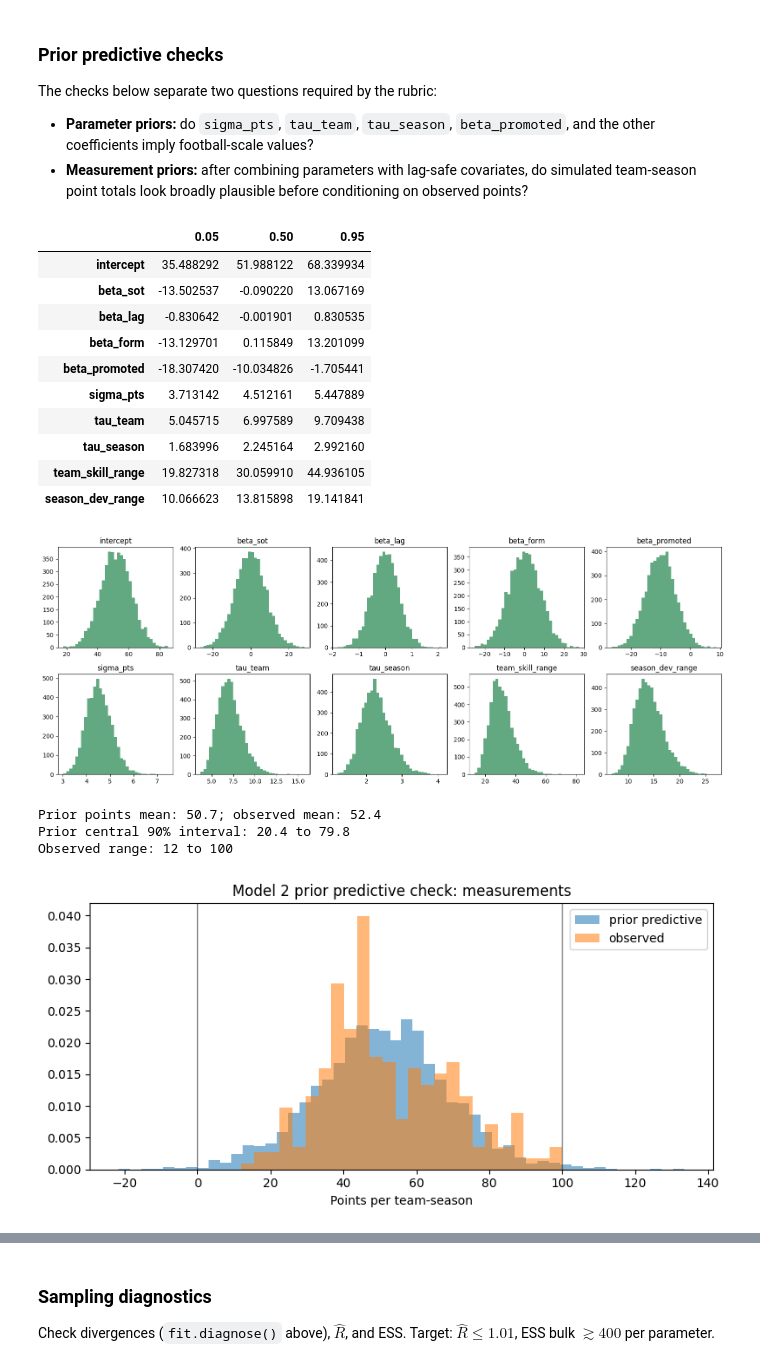
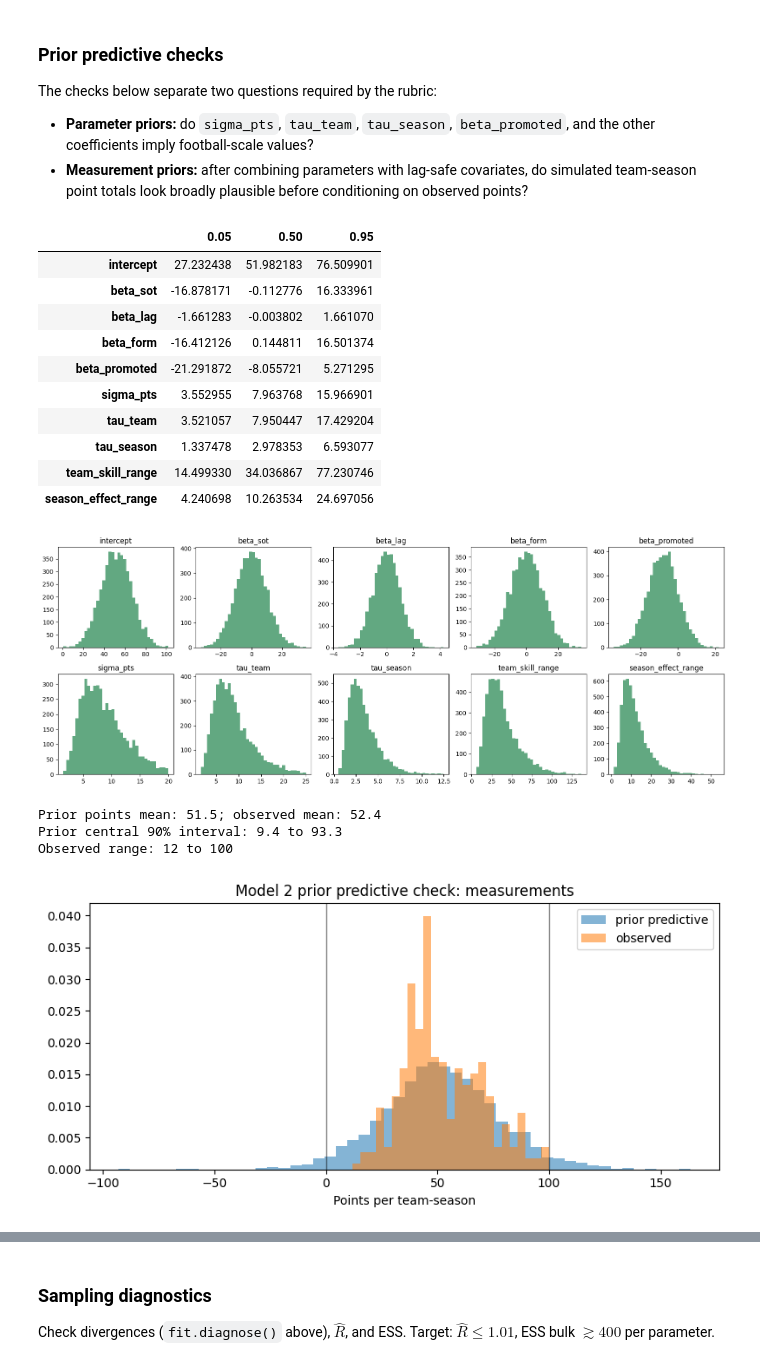
Before and after one commit to Geq0nek/DA_Project, a Jupyter notebook: 03_model2_hierarchical_team.ipynb, the cells around one changed output, grey strips where cells are left out. Drawn from its saved outputs; the diff is of its cells as text; code cells hidden in the pictures.

```diff
--- a/03_model2_hierarchical_team.ipynb
+++ b/03_model2_hierarchical_team.ipynb
@@ -129,23 +129,21 @@ def rtrunc_normal(mean, sd, lower=-np.inf, upper=np.inf, size=1):
             filled += take
     return out
 
-intercept_p = rng.normal(52, 10, n_prior)
-beta_sot_p = rng.normal(0, 8, n_prior)
-beta_lag_p = rng.normal(0, 0.5, n_prior)
-beta_form_p = rng.normal(0, 8, n_prior)
-beta_promoted_p = rng.normal(-10, 5, n_prior)
+intercept_p = rng.normal(52, 15, n_prior)
+beta_sot_p = rng.normal(0, 10, n_prior)
+beta_lag_p = rng.normal(0, 1, n_prior)
+beta_form_p = rng.normal(0, 10, n_prior)
+beta_promoted_p = rng.normal(-8, 8, n_prior)
 
-sigma_p = np.exp(rtrunc_normal(np.log(4.5), 0.12, lower=np.log(0.5), upper=np.log(20), size=n_prior))
-tau_team_p = np.exp(rtrunc_normal(np.log(7), 0.20, lower=np.log(1), upper=np.log(25), size=n_prior))
-tau_season_p = np.exp(rtrunc_normal(np.log(2.25), 0.18, lower=np.log(0.25), upper=np.log(15), size=n_prior))
-
+sigma_p = np.exp(rtrunc_normal(np.log(8), 0.5, lower=np.log(0.5), upper=np.log(20), size=n_prior))
+tau_team_p = np.exp(rtrunc_normal(np.log(8), 0.5, lower=np.log(1), upper=np.log(25), size=n_prior))
+tau_season_p = np.exp(rtrunc_normal(np.log(3), 0.5, lower=np.log(0.25), upper=np.log(15), size=n_prior))
 team_skill_z = rng.normal(0, 1, (n_prior, T))
 team_skill_z -= team_skill_z.mean(axis=1, keepdims=True)
 team_skill = tau_team_p[:, None] * team_skill_z
-
-season_dev_z = rng.normal(0, 1, (n_prior, S, T))
-season_dev_z -= season_dev_z.mean(axis=2, keepdims=True)
-season_dev = tau_season_p[:, None, None] * season_dev_z
+season_effect_z = rng.normal(0, 1, (n_prior, S))
+season_effect_z -= season_effect_z.mean(axis=1, keepdims=True)
+season_effect = tau_season_p[:, None] * season_effect_z
 
 prior_params = pd.DataFrame({
     "intercept": intercept_p,
@@ -157,7 +155,7 @@ prior_params = pd.DataFrame({
     "tau_team": tau_team_p,
     "tau_season": tau_season_p,
     "team_skill_range": team_skill.max(axis=1) - team_skill.min(axis=1),
-    "season_dev_range": season_dev.reshape(n_prior, -1).max(axis=1) - season_dev.reshape(n_prior, -1).min(axis=1),
+    "season_effect_range": season_effect.max(axis=1) - season_effect.min(axis=1),
 })
 display(prior_params.quantile([0.05, 0.5, 0.95]).T)
 
@@ -174,46 +172,46 @@ draw = rng.integers(0, n_prior, size=3000)
 teams = np.asarray(stan_data["team"])[idx] - 1
 seasons = np.asarray(stan_data["season"])[idx] - 1
 
-skill_obs_prior = team_skill[draw, teams] + season_dev[draw, seasons, teams]
+skill_obs_prior = team_skill[draw, teams] + season_effect[draw, seasons]
 mu_prior = (
     intercept_p[draw]
     + skill_obs_prior
     + beta_sot_p[draw] * np.asarray(stan_data["sot_diff_pg"])[idx]
     + beta_lag_p[draw] * np.asarray(stan_data["pts_lag1"])[idx]
     + beta_form_p[draw] * np.asarray(stan_data["ppg_last10"])[idx]
     + beta_promoted_p[draw] * np.asarray(stan_data["is_promoted"])[idx]
 )
 pts_prior = mu_prior + sigma_p[draw] * rng.standard_t(nu_prior, size=len(draw))
 
 print(f"Prior points mean: {pts_prior.mean():.1f}; observed mean: {np.mean(stan_data['pts']):.1f}")
 print(f"Prior central 90% interval: {np.quantile(pts_prior, 0.05):.1f} to {np.quantile(pts_prior, 0.95):.1f}")
 print(f"Observed range: {np.min(stan_data['pts']):.0f} to {np.max(stan_data['pts']):.0f}")
 
 plt.figure(figsize=(8, 4))
 plt.hist(pts_prior, bins=50, density=True, alpha=0.55, label="prior predictive")
 plt.hist(stan_data["pts"], bins=25, density=True, alpha=0.55, label="observed")
 plt.axvline(0, color="black", lw=1, alpha=0.5)
 plt.axvline(100, color="black", lw=1, alpha=0.5)
 plt.xlabel("Points per team-season")
 plt.title("Model 2 prior predictive check: measurements")
 plt.legend()
 plt.tight_layout()
 plt.show()
 # %% [output]
 |  | 0.05 | 0.50 | 0.95 |
-| intercept | 35.488292 | 51.988122 | 68.339934 |
-| beta_sot | -13.502537 | -0.090220 | 13.067169 |
-| beta_lag | -0.830642 | -0.001901 | 0.830535 |
-| beta_form | -13.129701 | 0.115849 | 13.201099 |
-| beta_promoted | -18.307420 | -10.034826 | -1.705441 |
-| sigma_pts | 3.713142 | 4.512161 | 5.447889 |
-| tau_team | 5.045715 | 6.997589 | 9.709438 |
-| tau_season | 1.683996 | 2.245164 | 2.992160 |
-| team_skill_range | 19.827318 | 30.059910 | 44.936105 |
-| season_dev_range | 10.066623 | 13.815898 | 19.141841 |
+| intercept | 27.232438 | 51.982183 | 76.509901 |
+| beta_sot | -16.878171 | -0.112776 | 16.333961 |
+| beta_lag | -1.661283 | -0.003802 | 1.661070 |
+| beta_form | -16.412126 | 0.144811 | 16.501374 |
+| beta_promoted | -21.291872 | -8.055721 | 5.271295 |
+| sigma_pts | 3.552955 | 7.963768 | 15.966901 |
+| tau_team | 3.521057 | 7.950447 | 17.429204 |
+| tau_season | 1.337478 | 2.978353 | 6.593077 |
+| team_skill_range | 14.499330 | 34.036867 | 77.230746 |
+| season_effect_range | 4.240698 | 10.263534 | 24.697056 |
-[figure, old version]
+[figure, new version]
-Prior points mean: 50.7; observed mean: 52.4
-Prior central 90% interval: 20.4 to 79.8
+Prior points mean: 51.5; observed mean: 52.4
+Prior central 90% interval: 9.4 to 93.3
 Observed range: 12 to 100
-[figure, old version]
+[figure, new version]
 # %% [markdown]
```
Also changed, not shown: parts of 14 cells of this notebook, 10 other files.
